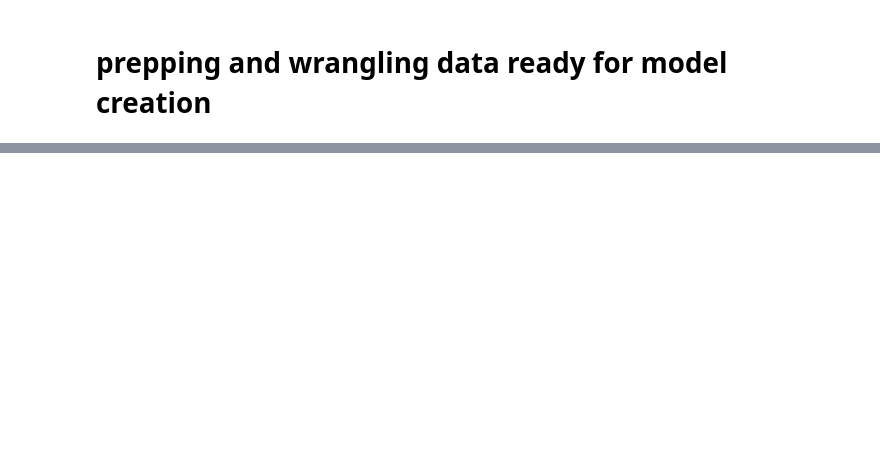
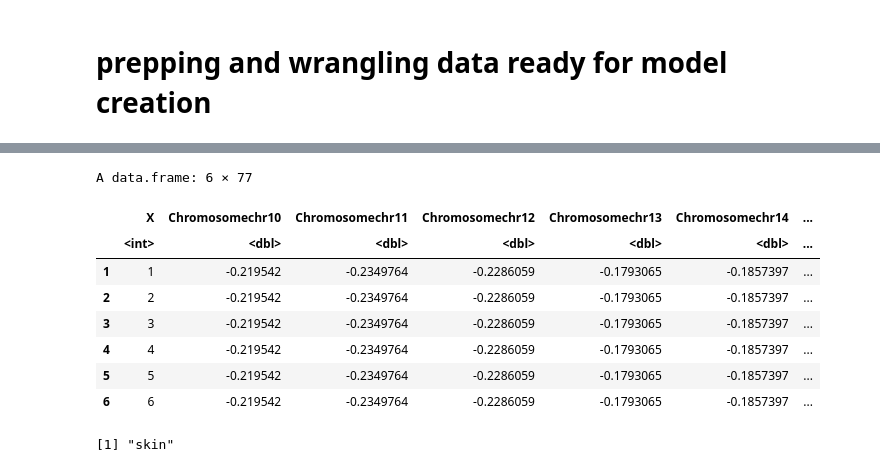
Before and after one commit to MadeleineOman/mutability, a Jupyter notebook: analysis/modules/create_model/dataWrangle_modelPrep.ipynb, the cells around one changed output, grey strips where cells are left out. Saved outputs shown, nothing was run; the diff lists cells and outputs as text; code cells hidden in the pictures; blank space fills up the shorter version.

```diff
--- a/analysis/modules/create_model/dataWrangle_modelPrep.ipynb
+++ b/analysis/modules/create_model/dataWrangle_modelPrep.ipynb
@@ -429,0 +458,18 @@ write.csv(all_data,filename)
+# %%
+test_data <- read.csv(filename)
+# %%
+head(test_data)
+# %% [output]
+A data.frame: 6 × 77
+|  | X | Chromosomechr10 | Chromosomechr11 | Chromosomechr12 | Chromosomechr13 | Chromosomechr14 | ... |
+|  | <int> | <dbl> | <dbl> | <dbl> | <dbl> | <dbl> | ... |
+| 1 | 1 | -0.219542 | -0.2349764 | -0.2286059 | -0.1793065 | -0.1857397 | ... |
+| 2 | 2 | -0.219542 | -0.2349764 | -0.2286059 | -0.1793065 | -0.1857397 | ... |
+| 3 | 3 | -0.219542 | -0.2349764 | -0.2286059 | -0.1793065 | -0.1857397 | ... |
+| 4 | 4 | -0.219542 | -0.2349764 | -0.2286059 | -0.1793065 | -0.1857397 | ... |
+| 5 | 5 | -0.219542 | -0.2349764 | -0.2286059 | -0.1793065 | -0.1857397 | ... |
+| 6 | 6 | -0.219542 | -0.2349764 | -0.2286059 | -0.1793065 | -0.1857397 | ... |
+# %%
+tissue
+# %% [output]
+[1] "skin"
```
Also changed, not shown: parts of 2 cells of this notebook, 21 other files.
